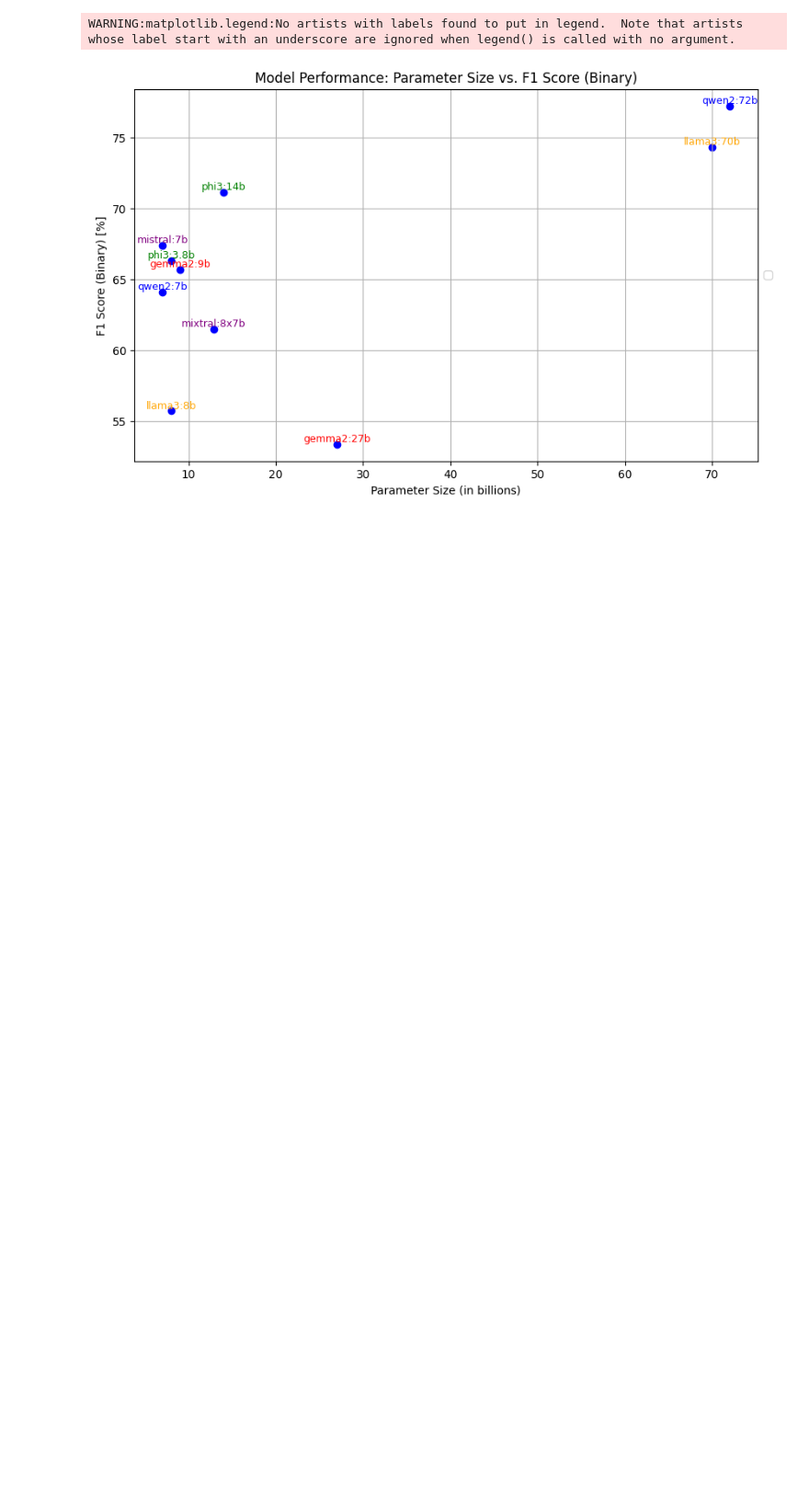
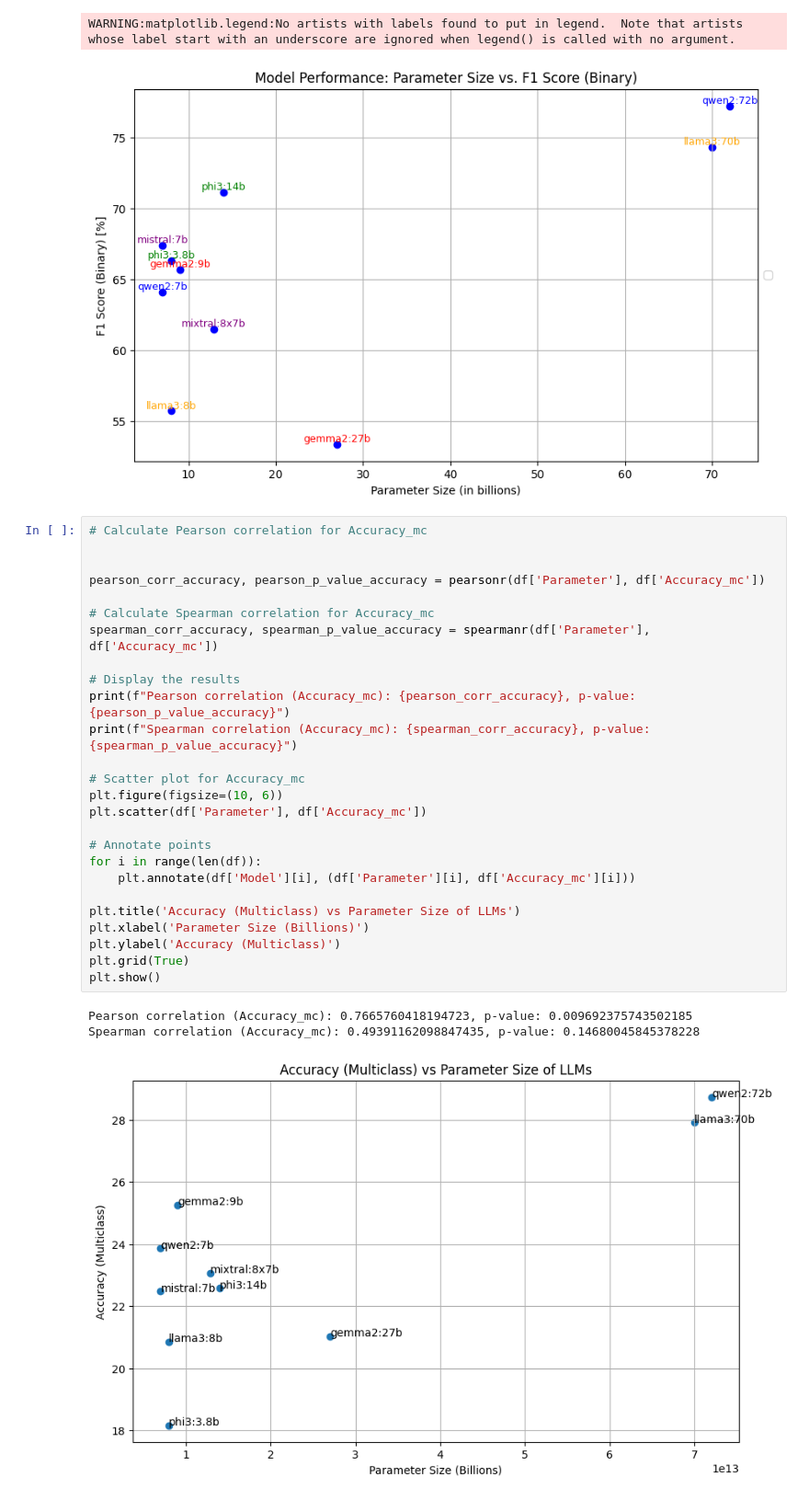
Before and after one commit to basakbozkurt/fact_checking, a Jupyter notebook: metrics_graph.ipynb, the cells around one changed output. Shown: that part at 92% size. Drawn from its saved outputs; the diff is of its cells as text; blank space fills up the shorter version.

```diff
--- a/metrics_graph.ipynb
+++ b/metrics_graph.ipynb
@@ -147,3 +148,33 @@ WARNING:matplotlib.legend:No artists with labels found to put in legend.  Note t
 [figure]
 WARNING:matplotlib.legend:No artists with labels found to put in legend.  Note that artists whose label start with an underscore are ignored when legend() is called with no argument.
 [figure]
+# %%
+# Calculate Pearson correlation for Accuracy_mc
+
+
+pearson_corr_accuracy, pearson_p_value_accuracy = pearsonr(df['Parameter'], df['Accuracy_mc'])
+
+# Calculate Spearman correlation for Accuracy_mc
+spearman_corr_accuracy, spearman_p_value_accuracy = spearmanr(df['Parameter'], df['Accuracy_mc'])
+
+# Display the results
+print(f"Pearson correlation (Accuracy_mc): {pearson_corr_accuracy}, p-value: {pearson_p_value_accuracy}")
+print(f"Spearman correlation (Accuracy_mc): {spearman_corr_accuracy}, p-value: {spearman_p_value_accuracy}")
+
+# Scatter plot for Accuracy_mc
+plt.figure(figsize=(10, 6))
+plt.scatter(df['Parameter'], df['Accuracy_mc'])
+
+# Annotate points
+for i in range(len(df)):
+    plt.annotate(df['Model'][i], (df['Parameter'][i], df['Accuracy_mc'][i]))
+
+plt.title('Accuracy (Multiclass) vs Parameter Size of LLMs')
+plt.xlabel('Parameter Size (Billions)')
+plt.ylabel('Accuracy (Multiclass)')
+plt.grid(True)
+plt.show()
+# %% [output]
+Pearson correlation (Accuracy_mc): 0.7665760418194723, p-value: 0.009692375743502185
+Spearman correlation (Accuracy_mc): 0.49391162098847435, p-value: 0.14680045845378228
+[figure, added]
```
Also changed, not shown: parts of 3 cells of this notebook.
